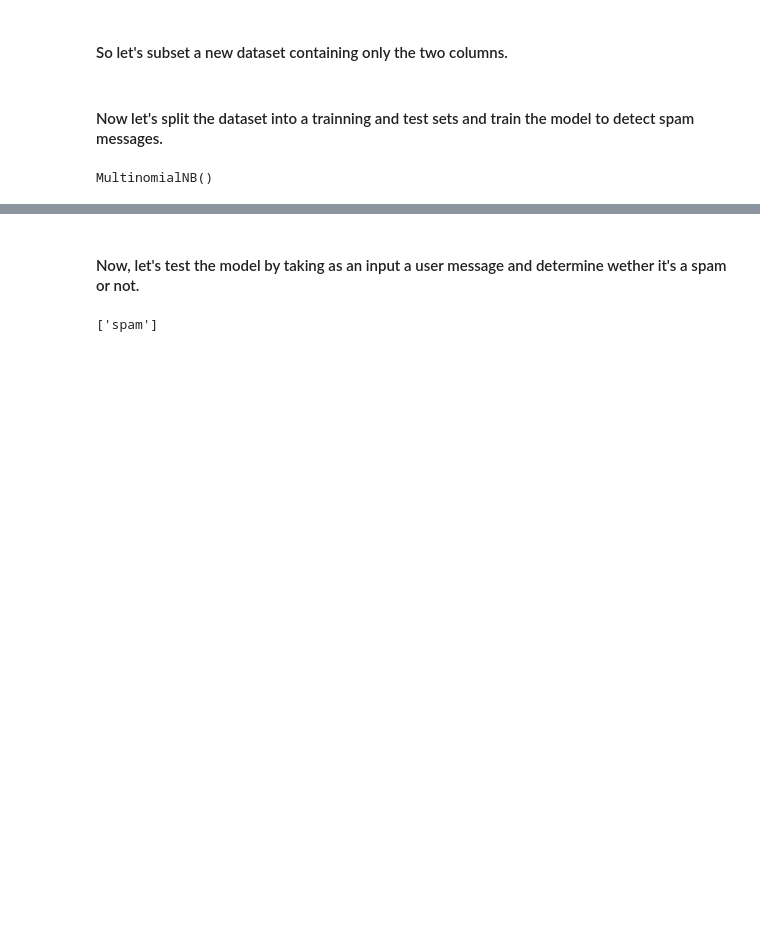
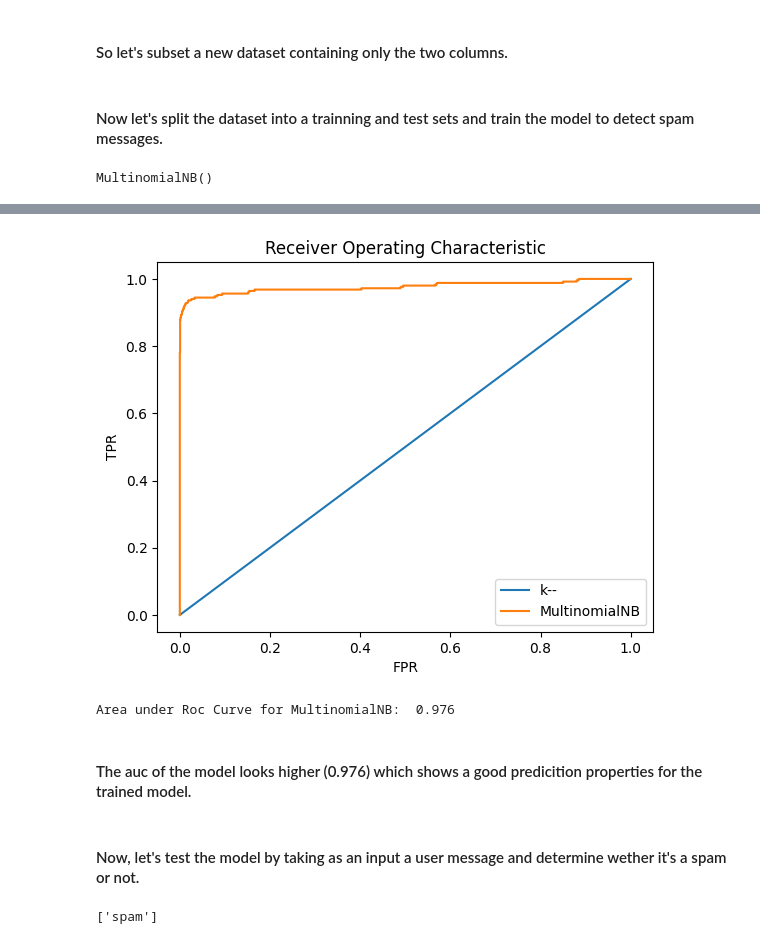
Before and after one commit to s-sawadogo/Spam-Detection-With-ML, a Jupyter notebook: Spam-Detection-With-ML.ipynb, the cells around one changed output, grey strips where cells are left out. Drawn from its saved outputs; the diff is of its cells as text; code cells hidden in the pictures; blank space fills up the shorter version.

```diff
--- a/Spam-Detection-With-ML.ipynb
+++ b/Spam-Detection-With-ML.ipynb
@@ -44,3 +61,20 @@ MultinomialNB()
+# %%
+fpr , tpr, thresholds = roc_curve(y_test, clf.predict_proba(X_test)[:, 1], pos_label='spam')
+
+plt.plot([0,1],[0,1], label='k--')
+plt.plot(fpr, tpr, label= "MultinomialNB")
+plt.legend()
+plt.xlabel("FPR")
+plt.ylabel("TPR")
+plt.title('Receiver Operating Characteristic')
+plt.show()
+
+print("Area under Roc Curve for MultinomialNB: ", "%.3f" % auc(fpr, tpr))
+# %% [output]
+[figure, added]
+Area under Roc Curve for MultinomialNB:  0.976
+# %% [markdown]
+#### The auc of the model looks higher (0.976) which shows a good predicition properties for the trained model.
 # %% [markdown]
 #### Now, let's test the model by taking as an input a user message and determine wether it's a spam or not.
 # %%
```
Also changed, not shown: parts of 6 cells of this notebook.
